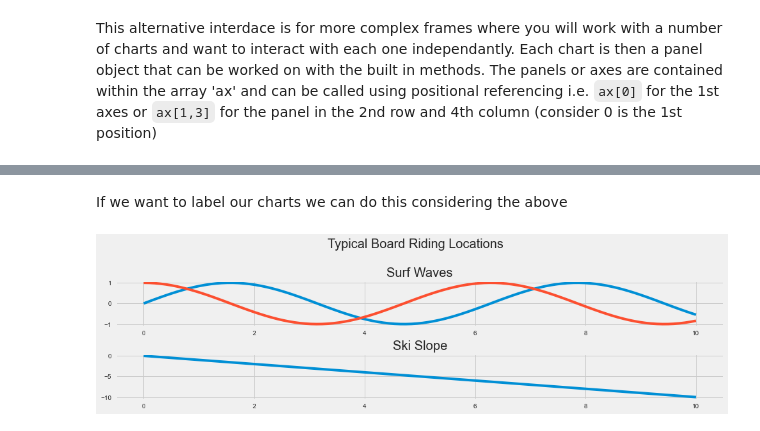
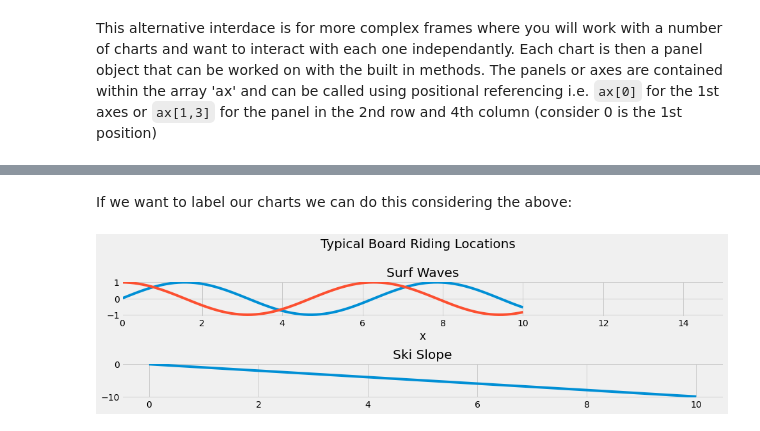
Before and after one commit to SabrinaPau/05_intro-matplotlib, a Jupyter notebook: notebooks/intro_to_matplotlib.ipynb, the cells around one changed output, grey strips where cells are left out. Drawn from its saved outputs; the diff is of its cells as text; code cells hidden in the pictures.

```diff
--- a/notebooks/intro_to_matplotlib.ipynb
+++ b/notebooks/intro_to_matplotlib.ipynb
@@ -156,16 +160,19 @@ plt.title() → ax.set_title()
 # %% [markdown]
-If we want to label our charts we can do this considering the above
+If we want to label our charts we can do this considering the above:
 # %%
 fig, ax = plt.subplots(2, figsize=(14,4)) # is equiveltent to (2,1)
 plt.suptitle('Typical Board Riding Locations', fontsize=20)
-fig.tight_layout(h_pad=2) # Creates space between axes for subplot titles. Try commenting out to see default behaviour
+fig.tight_layout(h_pad=4) # Creates space between axes for subplot titles. Try commenting out to see default behaviour
 plt.subplots_adjust(top=0.75) # Creates space between figure title and 1st subplot title.
 
 ax[0].plot(x, np.sin(x))
 ax[0].plot(x, np.cos(x))
 ax[1].plot(x, -1 * x)
 
 ax[0].set_title('Surf Waves')
+ax[0].set_xlabel('x')
+ax[0].set_xlim(0,15)
+
 ax[1].set_title('Ski Slope');
 # %% [output]
-[figure, old version]
+[figure, new version]
```
Also changed, not shown: parts of 17 cells of this notebook.
